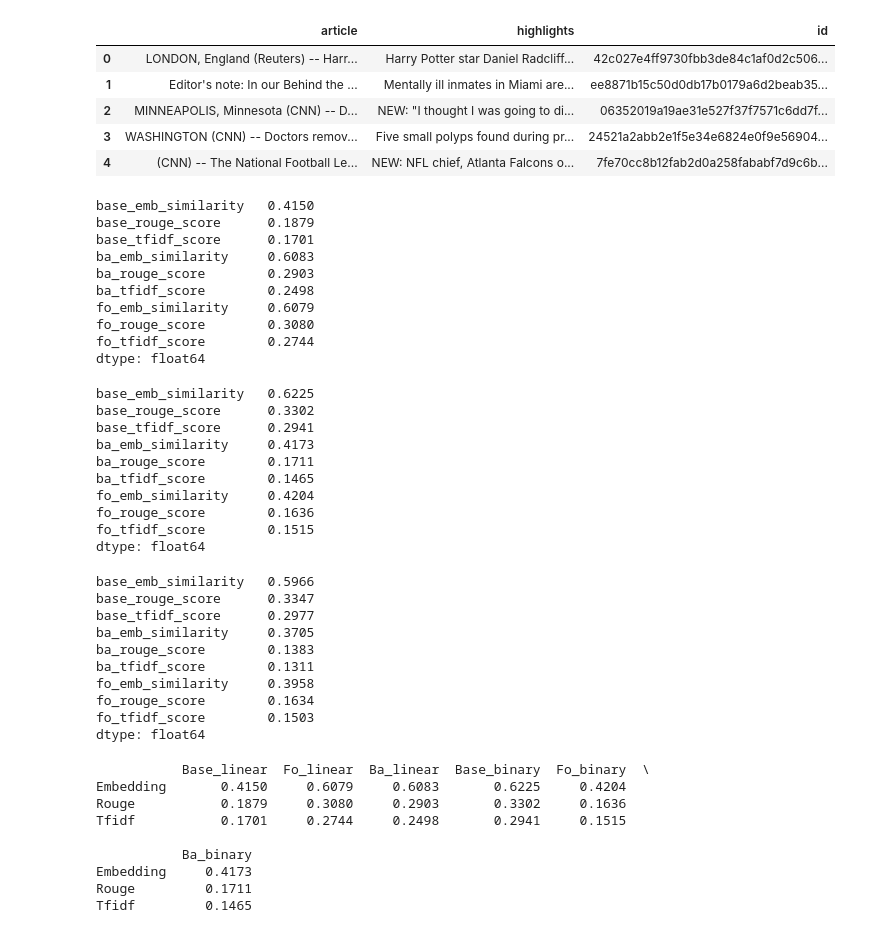
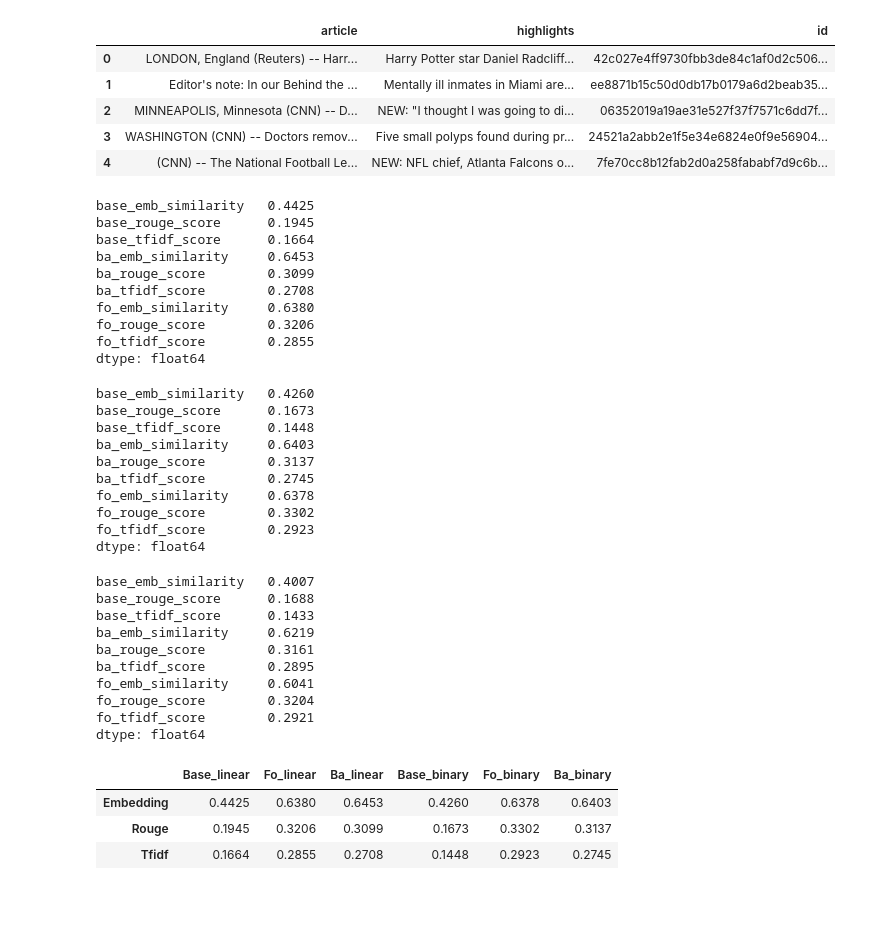
Before and after one commit to strivn/idl-project, a Jupyter notebook: notebooks/new_scoring_citation_experiment_revamp.ipynb, the cells around one changed output. Saved outputs shown, nothing was run; the diff lists cells and outputs as text; code cells hidden in the pictures; blank space fills up the shorter version.

```diff
--- a/notebooks/new_scoring_citation_experiment_revamp.ipynb
+++ b/notebooks/new_scoring_citation_experiment_revamp.ipynb
@@ -142,6 +152,6 @@ result_df
 # %% [markdown]
 ## Linear Search
 # %%
-dataset = load_cnn_dataset(num_samples=50)
+dataset = load_cnn_dataset(num_samples=100)
 dataset = pd.DataFrame(dataset)
 # %% [output]
@@ -240,43 +246,43 @@ exclusion_final_results = process_data(exclusion_results)
 r = pd.DataFrame(linear_final_results)
 r.drop(['id', 'highlight'], axis=1).mean()
 # %% [output]
-base_emb_similarity   0.4150
-base_rouge_score      0.1879
-base_tfidf_score      0.1701
-ba_emb_similarity     0.6083
-ba_rouge_score        0.2903
-ba_tfidf_score        0.2498
-fo_emb_similarity     0.6079
-fo_rouge_score        0.3080
-fo_tfidf_score        0.2744
+base_emb_similarity   0.4425
+base_rouge_score      0.1945
+base_tfidf_score      0.1664
+ba_emb_similarity     0.6453
+ba_rouge_score        0.3099
+ba_tfidf_score        0.2708
+fo_emb_similarity     0.6380
+fo_rouge_score        0.3206
+fo_tfidf_score        0.2855
 dtype: float64
 # %%
 r = pd.DataFrame(binary_final_results)
 r.drop(['id', 'highlight'], axis=1).mean()
 # %% [output]
-base_emb_similarity   0.6225
-base_rouge_score      0.3302
-base_tfidf_score      0.2941
-ba_emb_similarity     0.4173
-ba_rouge_score        0.1711
-ba_tfidf_score        0.1465
-fo_emb_similarity     0.4204
-fo_rouge_score        0.1636
-fo_tfidf_score        0.1515
+base_emb_similarity   0.4260
+base_rouge_score      0.1673
+base_tfidf_score      0.1448
+ba_emb_similarity     0.6403
+ba_rouge_score        0.3137
+ba_tfidf_score        0.2745
+fo_emb_similarity     0.6378
+fo_rouge_score        0.3302
+fo_tfidf_score        0.2923
 dtype: float64
 # %%
 r = pd.DataFrame(exclusion_final_results)
 r.drop(['id', 'highlight'], axis=1).mean()
 # %% [output]
-base_emb_similarity   0.5966
-base_rouge_score      0.3347
-base_tfidf_score      0.2977
-ba_emb_similarity     0.3705
-ba_rouge_score        0.1383
-ba_tfidf_score        0.1311
-fo_emb_similarity     0.3958
-fo_rouge_score        0.1634
-fo_tfidf_score        0.1503
+base_emb_similarity   0.4007
+base_rouge_score      0.1688
+base_tfidf_score      0.1433
+ba_emb_similarity     0.6219
+ba_rouge_score        0.3161
+ba_tfidf_score        0.2895
+fo_emb_similarity     0.6041
+fo_rouge_score        0.3204
+fo_tfidf_score        0.2921
 dtype: float64
 # %%
 df_linear = pd.DataFrame(linear_final_results)
@@ -300,40 +306,35 @@ data = {
     ],
     'Fo_linear': [
         mean_series['fo_emb_similarity_linear'],
         mean_series['fo_rouge_score_linear'],
         mean_series['fo_tfidf_score_linear']
     ],
     'Ba_linear': [
         mean_series['ba_emb_similarity_linear'],
         mean_series['ba_rouge_score_linear'],
         mean_series['ba_tfidf_score_linear']
     ],
     'Base_binary': [
         mean_series['base_emb_similarity_binary'],
         mean_series['base_rouge_score_binary'],
         mean_series['base_tfidf_score_binary']
     ],
     'Fo_binary': [
         mean_series['fo_emb_similarity_binary'],
         mean_series['fo_rouge_score_binary'],
         mean_series['fo_tfidf_score_binary']
     ],
     'Ba_binary': [
         mean_series['ba_emb_similarity_binary'],
         mean_series['ba_rouge_score_binary'],
         mean_series['ba_tfidf_score_binary']
     ]
 }
 
 table_df = pd.DataFrame(data, index=['Embedding', 'Rouge', 'Tfidf'])
-print(table_df)
+table_df
 # %% [output]
-           Base_linear  Fo_linear  Ba_linear  Base_binary  Fo_binary  \
-Embedding       0.4150     0.6079     0.6083       0.6225     0.4204
-Rouge           0.1879     0.3080     0.2903       0.3302     0.1636
-Tfidf           0.1701     0.2744     0.2498       0.2941     0.1515
-
-           Ba_binary
-Embedding     0.4173
-Rouge         0.1711
-Tfidf         0.1465
+|  | Base_linear | Fo_linear | Ba_linear | Base_binary | Fo_binary | Ba_binary |
+| Embedding | 0.4425 | 0.6380 | 0.6453 | 0.4260 | 0.6378 | 0.6403 |
+| Rouge | 0.1945 | 0.3206 | 0.3099 | 0.1673 | 0.3302 | 0.3137 |
+| Tfidf | 0.1664 | 0.2855 | 0.2708 | 0.1448 | 0.2923 | 0.2745 |
```
Also changed, not shown: parts of 6 cells of this notebook, 5 other files.
